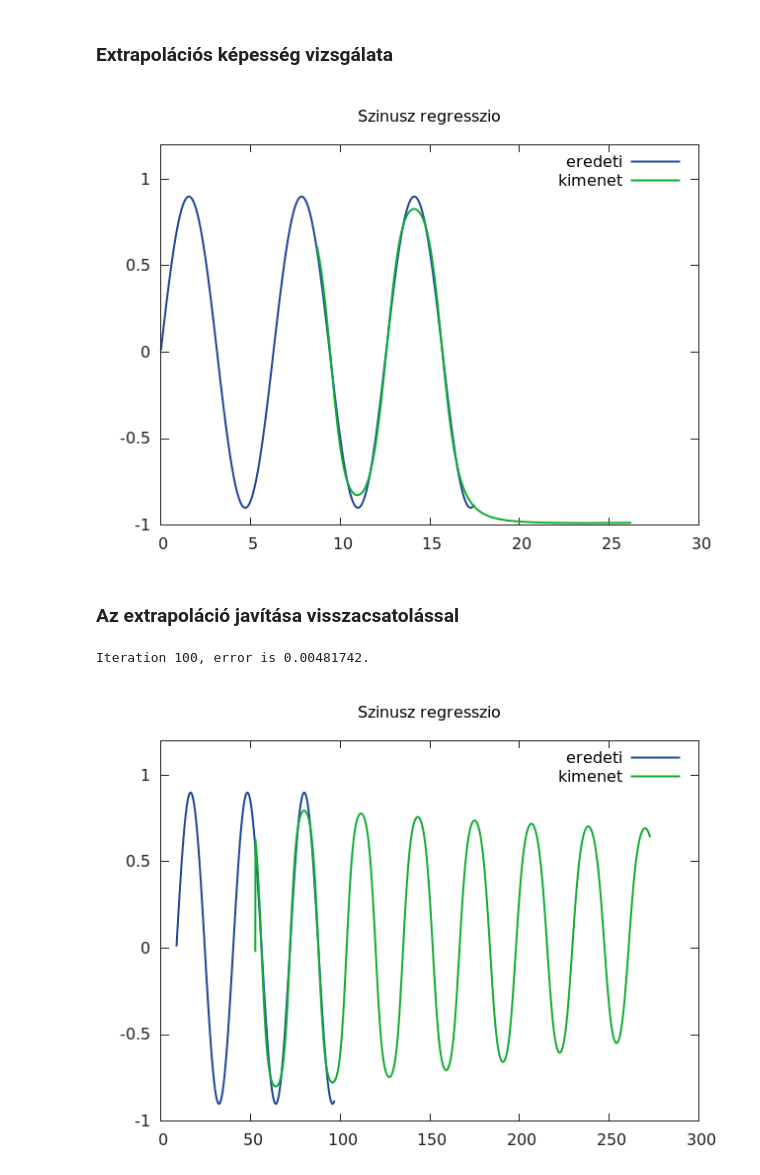
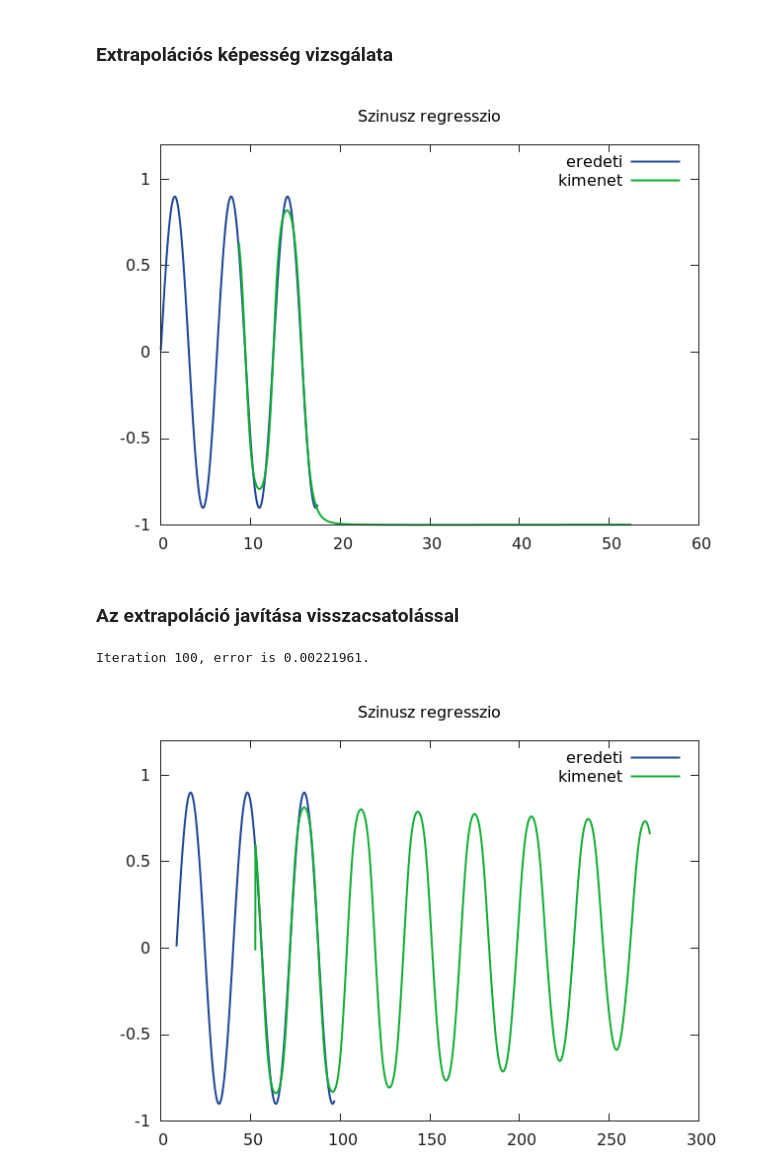
Before and after one commit to bvarga92/deeplearning, a Jupyter notebook: python/08.ipynb, the cells around one changed output. Drawn from its saved outputs; the diff is of its cells as text; code cells hidden in the pictures.

```diff
--- a/python/08.ipynb
+++ b/python/08.ipynb
@@ -128,11 +128,11 @@ plotSin(data,testData,pred,GITHUB)
 # %% [markdown]
 ### Extrapolációs képesség vizsgálata
 # %%
-local testData=genSin(500,1500,1000,false)
+local testData=genSin(500,3000,1000,false)
 local pred=model:forward(testData[{{},{1,-2}}])
 plotSin(data,testData,pred,GITHUB)
 # %% [output]
-[figure, old version]
+[figure, new version]
 # %% [markdown]
 ### Az extrapoláció javítása visszacsatolással
 # %%
@@ -149,7 +144,7 @@ function genDataSinFeedback(from, to, resolution, feedback)
 end
 # %%
 -- a tanito adatok
-data=genDataSinFeedback(1,1000,1000,1,false)
+data=genSinFeedback(1,1000,1000)
 -- a halo
 model=createModel(data:size(2)-1,{40,40},1)
 -- az optimalizacio parameterei
@@ -168,10 +163,10 @@ optPar={
 if(batchSize>data:size(1)) then error() end
 trainModel(model,data,criterion,optPar)
 # %% [output]
-Iteration 100, error is 0.00481742.
+Iteration 100, error is 0.00221961.
 # %%
-testData=genDataSinFeedback(500,3000,1000,1,true)
+testData=genSinFeedback(500,3000,1000,1)
 pred=model:forward(testData[{{},{1,-2}}])
 plotSin(data,testData,pred,GITHUB)
 # %% [output]
-[figure, old version]
+[figure, new version]
```
Also changed, not shown: parts of 3 cells of this notebook.
